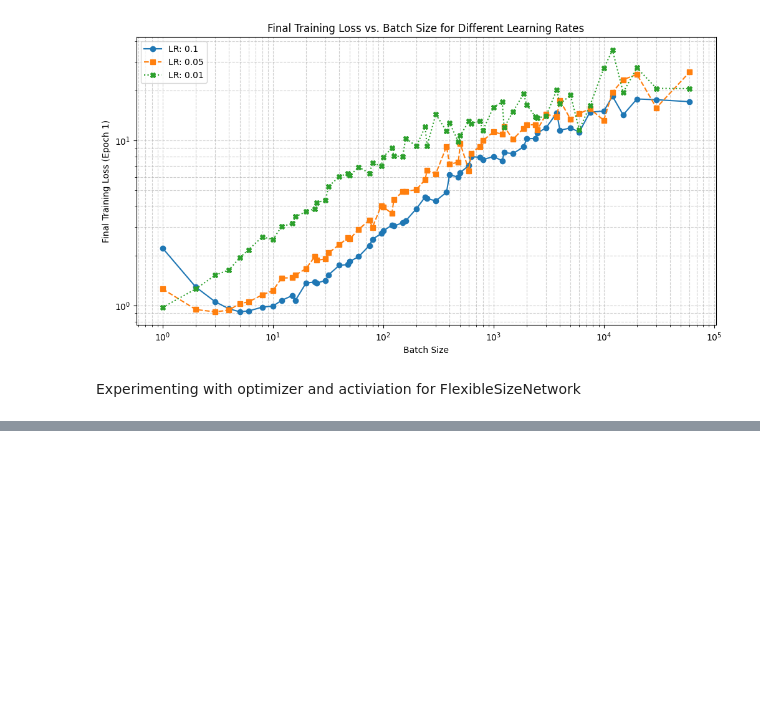
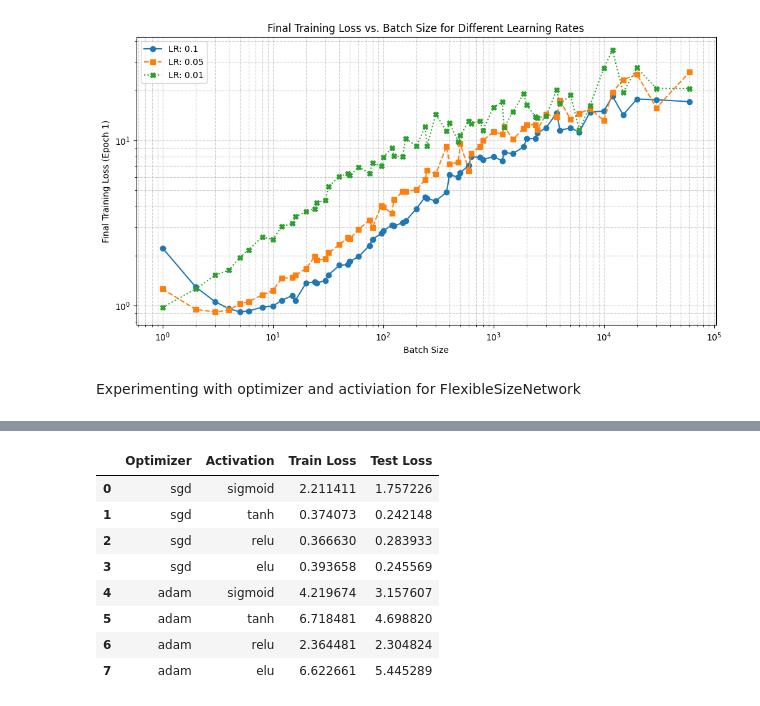
Before and after one commit to yashc73080/CS462-Deep-Learning, a Jupyter notebook: HW1/architecture_and_hyperparam_search.ipynb, the cells around one changed output, grey strips where cells are left out. Saved outputs shown, nothing was run; the diff lists cells and outputs as text; code cells hidden in the pictures; blank space fills up the shorter version.

```diff
--- a/HW1/architecture_and_hyperparam_search.ipynb
+++ b/HW1/architecture_and_hyperparam_search.ipynb
@@ -528,3 +528,23 @@ plt.show()
 [figure]
 # %% [markdown]
 Experimenting with optimizer and activiation for FlexibleSizeNetwork
+# %%
+optimizers = ['sgd', 'adam']
+activations = ['sigmoid', 'tanh', 'relu', 'elu']
+full_results = {}
+
+for opt in optimizers:
+  for act in activations:
+    print(f"Testing Optimizer: {opt}, Activation: {act}")
+    model = FlexibleSizeNetwork(input_size=784, output_size=10, hidden_layers=[250, 300, 200], activation=act, device=device)
+    train_loss, _ = model.train(X_train, y_train, epochs=1, lr=0.05, batch_size=3, optimizer=opt, verbose=False)
+    test_loss, _ = model.test(X_test, y_test, verbose=False)
+
+    print(f"Final Train Loss: {train_loss:.4f}, Final Test Loss: {test_loss:.4f}")
+
+    if opt not in full_results:
+        full_results[opt] = {}
+    full_results[opt][act] = {
+        'train_loss': train_loss,
+        'test_loss': test_loss
+    }
@@ -530,0 +568,20 @@ Experimenting with optimizer and activiation for FlexibleSizeNetwork
+# %%
+import pandas as pd
+
+data = []
+for optimizer, activations in full_results.items():
+    for activation, losses in activations.items():
+        data.append({'Optimizer': optimizer, 'Activation': activation, 'Train Loss': losses['train_loss'], 'Test Loss': losses['test_loss']})
+
+df = pd.DataFrame(data)
+display(df)
+# %% [output]
+|  | Optimizer | Activation | Train Loss | Test Loss |
+| 0 | sgd | sigmoid | 2.211411 | 1.757226 |
+| 1 | sgd | tanh | 0.374073 | 0.242148 |
+| 2 | sgd | relu | 0.366630 | 0.283933 |
+| 3 | sgd | elu | 0.393658 | 0.245569 |
+| 4 | adam | sigmoid | 4.219674 | 3.157607 |
+| 5 | adam | tanh | 6.718481 | 4.698820 |
+| 6 | adam | relu | 2.364481 | 2.304824 |
+| 7 | adam | elu | 6.622661 | 5.445289 |
```
Also changed, not shown: parts of 1 cell of this notebook.
